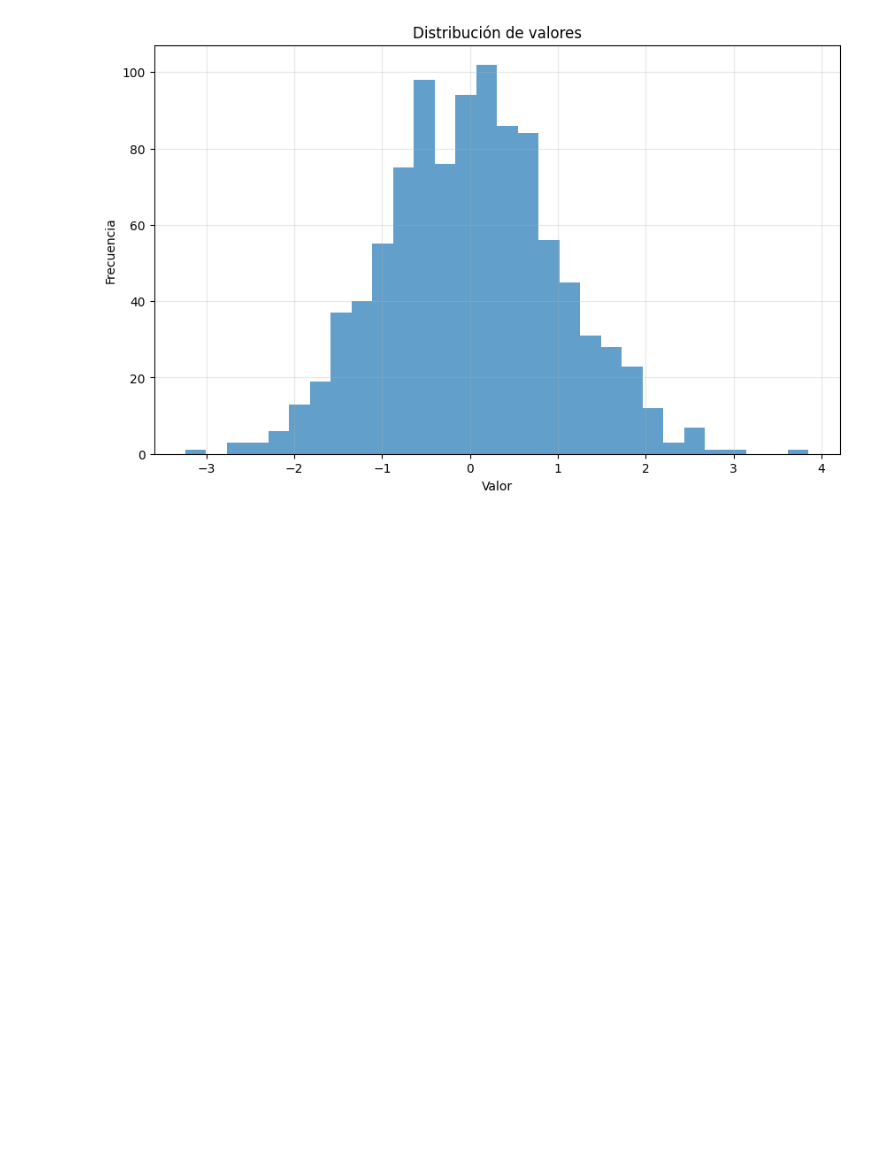
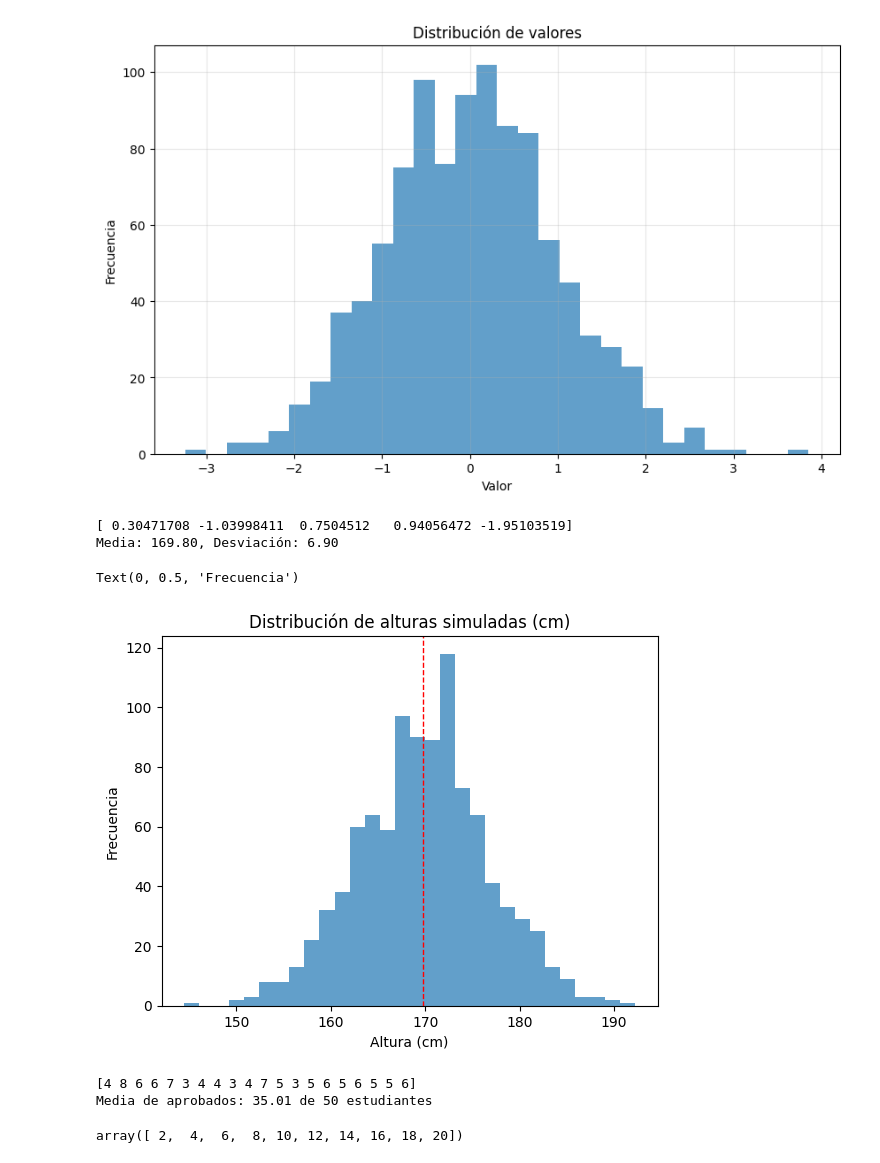
Before and after one commit to davidhermosilla/py_ejercicios, a Jupyter notebook: py_ejercicios/tema7.ipynb, the cells around one changed output. Cells and saved outputs as stored; diff of their text form; code cells hidden in the pictures; blank space fills up the shorter version.

```diff
--- a/py_ejercicios/tema7.ipynb
+++ b/py_ejercicios/tema7.ipynb
@@ -122,3 +122,50 @@ min      -3.241267          0.000013     0.003603
 75%       0.647944          1.249624     1.117866
 max       3.852731         14.843540     3.852731
 [figure]
+# %%
+import numpy as np
+rng = np.random.default_rng(seed=42)
+# Distribución normal estándar (media=0, desviación=1)
+normal = rng.normal(size=5)
+print(normal)  # [-0.84912249  0.87569   -0.25771369  0.86377127 -1.17474048]
+
+# Normal con media=100 y desviación=15
+alturas = rng.normal(loc=170, scale=7, size=1000)
+print(f"Media: {alturas.mean():.2f}, Desviación: {alturas.std():.2f}")
+# Media: 169.93, Desviación: 6.97
+
+# Visualización de la distribución (histograma)
+import matplotlib.pyplot as plt
+
+plt.hist(alturas, bins=30, alpha=0.7)
+plt.axvline(alturas.mean(), color='red', linestyle='dashed', linewidth=1)
+plt.title('Distribución de alturas simuladas (cm)')
+plt.xlabel('Altura (cm)')
+plt.ylabel('Frecuencia')
+# plt.show()  # Descomentar para mostrar el gráfico
+# %% [output]
+[ 0.30471708 -1.03998411  0.7504512   0.94056472 -1.95103519]
+Media: 169.80, Desviación: 6.90
+Text(0, 0.5, 'Frecuencia')
+[figure, added]
+# %%
+rng = np.random.default_rng()
+# Simular 10 lanzamientos de moneda (n=10, p=0.5)
+lanzamientos = rng.binomial(n=10, p=0.5, size=20)
+print(lanzamientos)  # [5 5 5 4 5 5 5 4 5 4 5 5 6 5 5 5 5 5 5 5]
+
+# Simular resultados de exámenes (probabilidad de aprobar = 0.7)
+aprobados = rng.binomial(n=50, p=0.7, size=100)
+print(f"Media de aprobados: {aprobados.mean():.2f} de 50 estudiantes")
+# Media de aprobados: 35.04 de 50 estudiantes
+# %% [output]
+[4 8 6 6 7 3 4 4 3 4 7 5 3 5 6 5 6 5 5 6]
+Media de aprobados: 35.01 de 50 estudiantes
+# %%
+array_unidemensional = np.array(range(1, 11))
+matriz_zeros = np.zeros((3, 3))
+array_unos = np.ones(5)
+array_equidistante = np.linspace(0, 1, 8)
+array_rango = np.arange(2,22,2)
+# %% [output]
+array([ 2,  4,  6,  8, 10, 12, 14, 16, 18, 20])
```
Also changed, not shown: parts of 41 cells of this notebook, 6 other files.
